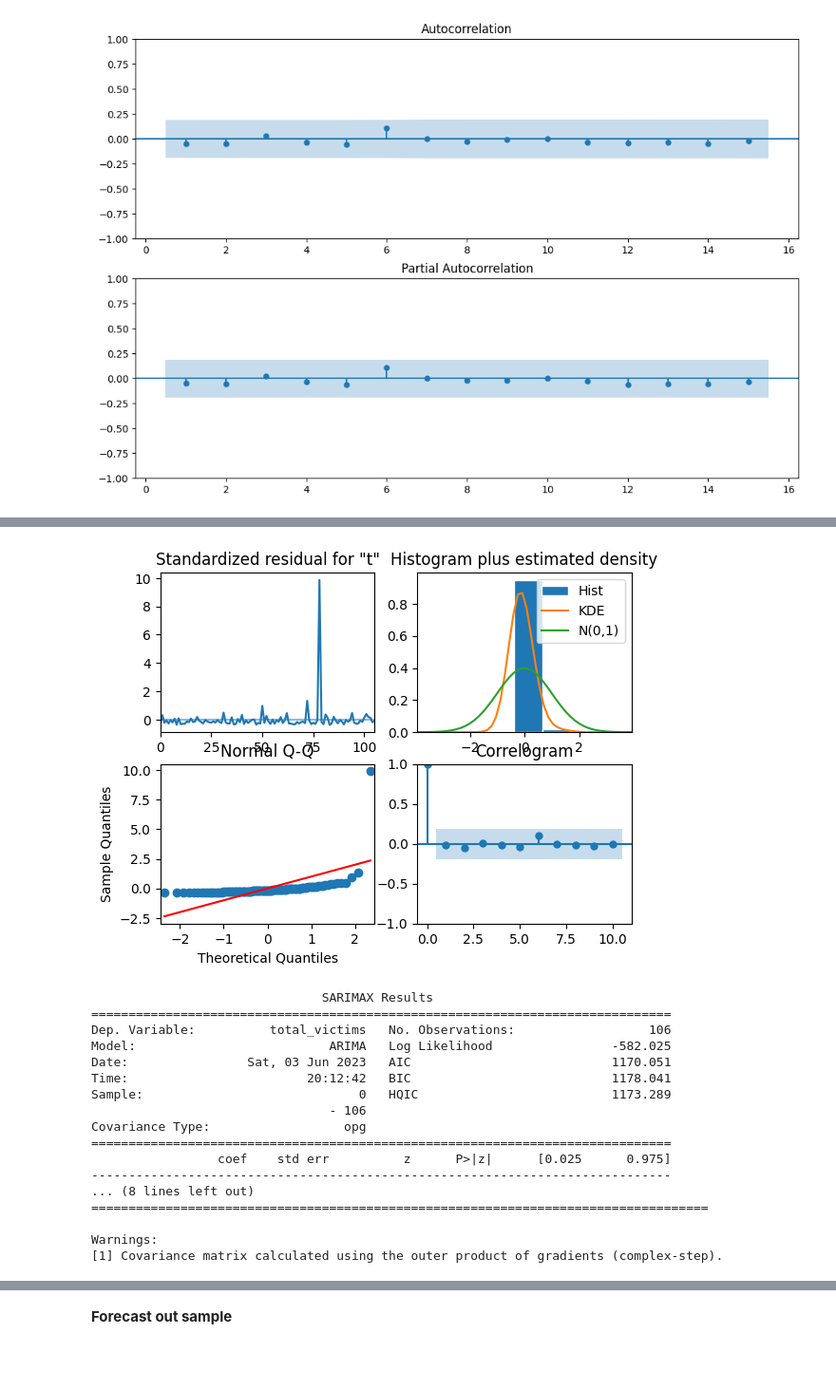
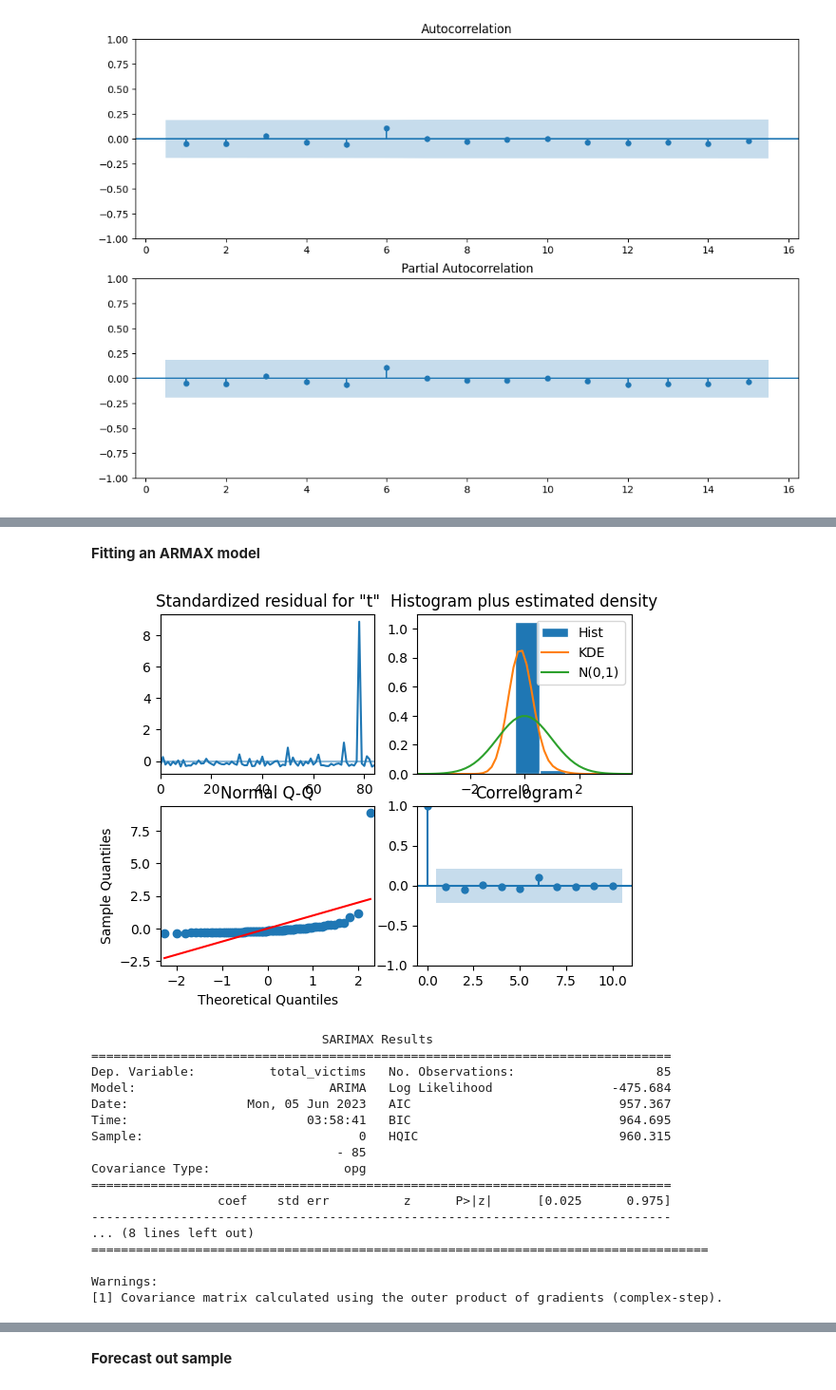
Before and after one commit to the-liat/project-4, a Jupyter notebook: Notebooks/Mass_shootings_forecastARIMA.ipynb, the cells around one changed output, grey strips where cells are left out. Shown at 95% size. Saved outputs shown, nothing was run; the diff lists cells and outputs as text; code cells hidden in the pictures; blank space fills up the shorter version.

Commit message:
Update on ARIMAX model

```diff
--- a/Notebooks/Mass_shootings_forecastARIMA.ipynb
+++ b/Notebooks/Mass_shootings_forecastARIMA.ipynb
@@ -73,0 +46,6 @@ df.head()
+# %%
+# Create a new DataFrame with total victims and total laws column
+df = mass_df[['date','total_victims', 'total_laws']].dropna().set_index('date').sort_index()
+df.info()
+#display the first few rows of the dataframe
+df.head()
@@ -130,0 +155,7 @@ plt.show()
+# %%
+test_size = round(len(df) * 0.20)
+train = df[:-test_size]
+test = df[-test_size:]
+
+train.info()
+test.info()
@@ -152,24 +240,26 @@ for p in range(2):
+# %% [markdown]
+**Fitting an ARMAX model**
 # %%
-# Create and fit model
-model = ARIMA(df['total_victims'], order=(0,0,0), exog=df['total_laws'])
+# Create and fit ARMAX model
+model = ARIMA(train['total_victims'], order=(0,0,0), exog=train['total_laws'])
 results = model.fit()
 
 # Create the 4 diagostics plots
 results.plot_diagnostics()
 plt.show()
 
 # Print summary
 print(results.summary())
 # %% [output]
-[figure, old version]
+[figure, new version]
                                SARIMAX Results
 ==============================================================================
-Dep. Variable:          total_victims   No. Observations:                  106
-Model:                          ARIMA   Log Likelihood                -582.025
-Date:                Sat, 03 Jun 2023   AIC                           1170.051
-Time:                        20:12:42   BIC                           1178.041
-Sample:                             0   HQIC                          1173.289
-                                - 106
+Dep. Variable:          total_victims   No. Observations:                   85
+Model:                          ARIMA   Log Likelihood                -475.684
+Date:                Mon, 05 Jun 2023   AIC                            957.367
+Time:                        03:58:41   BIC                            964.695
+Sample:                             0   HQIC                           960.315
+                                 - 85
 Covariance Type:                  opg
 ==============================================================================
                  coef    std err          z      P>|z|      [0.025      0.975]
```
Also changed, not shown: parts of 27 cells of this notebook, 10 other files.
